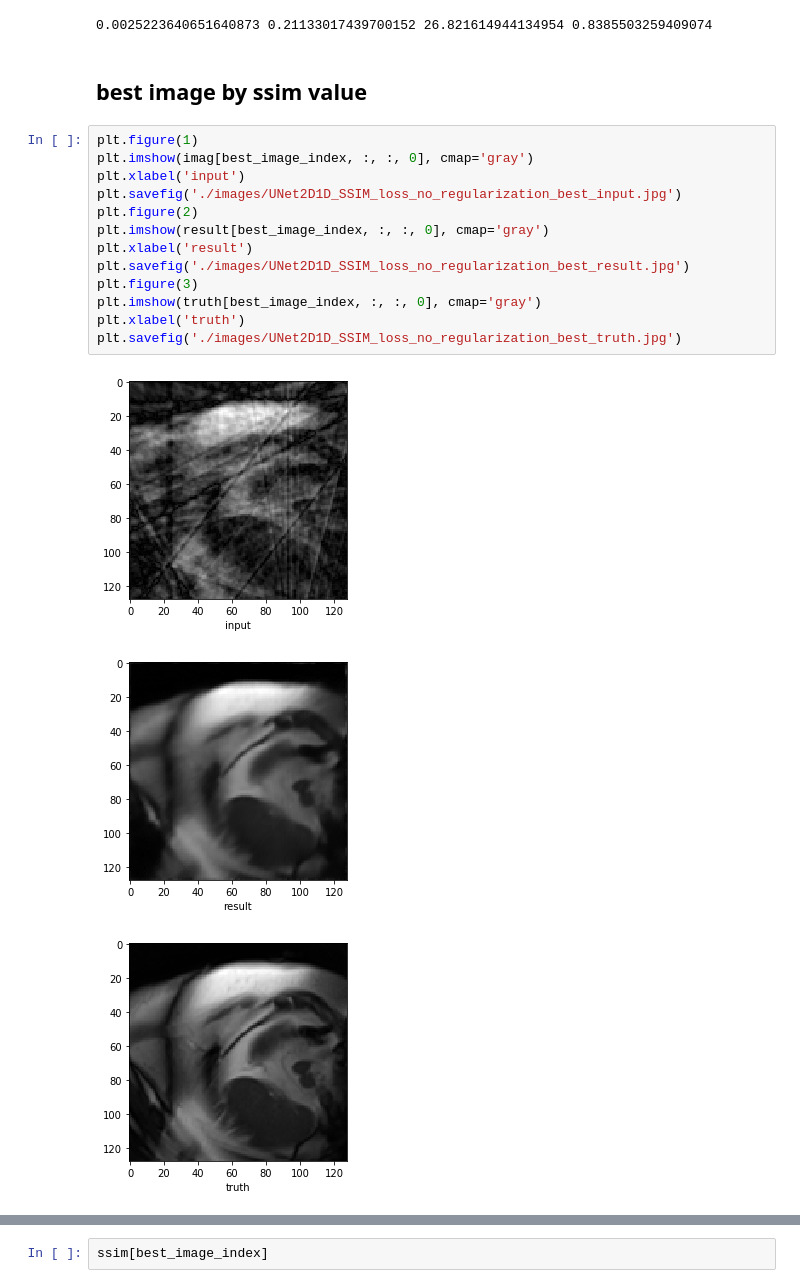
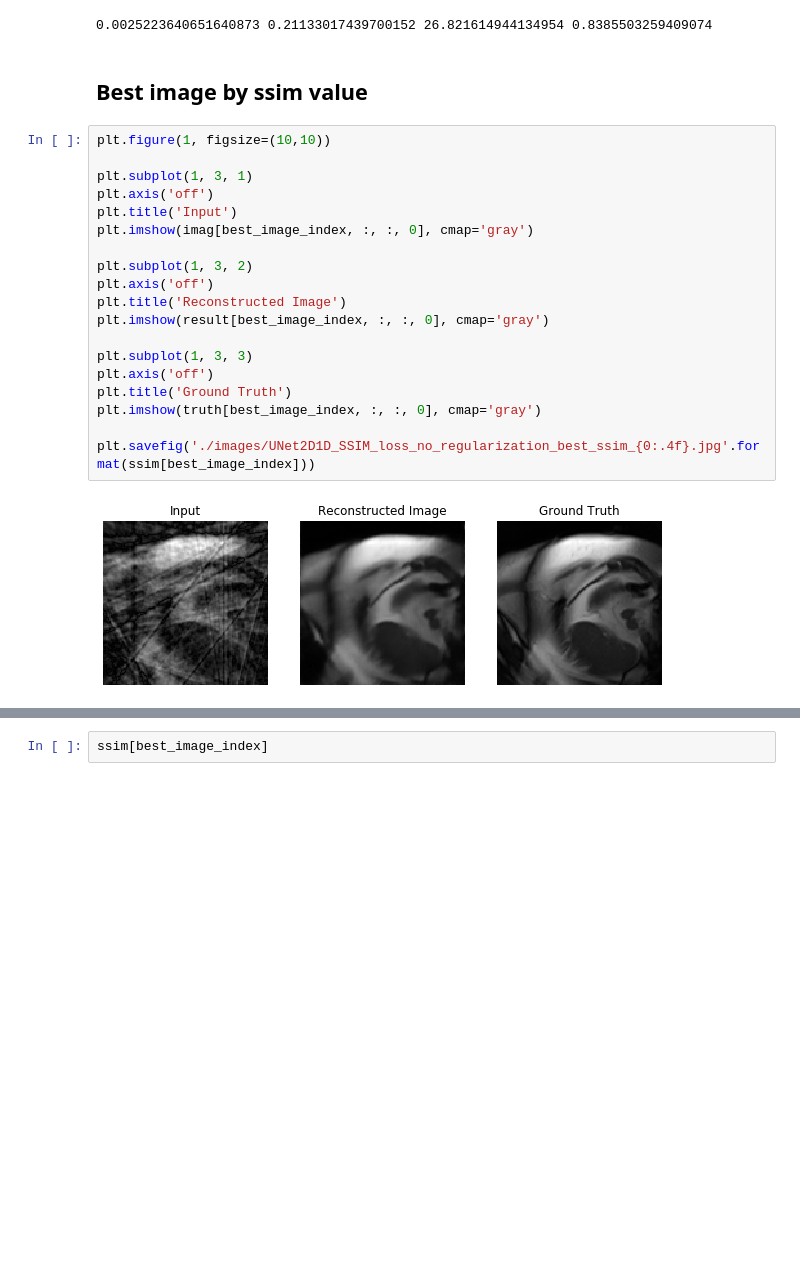
Before and after one commit to g2archie/UNet-MRI-Reconstruction, a Jupyter notebook: jupyter_notebooks/network_result_visualiztion.ipynb, the cells around one changed output, grey strips where cells are left out. Cells and saved outputs as stored; diff of their text form; blank space fills up the shorter version.

Commit message:
updated jupyter notebooks and added some images

```diff
--- a/jupyter_notebooks/network_result_visualiztion.ipynb
+++ b/jupyter_notebooks/network_result_visualiztion.ipynb
@@ -36,22 +36,26 @@ print(np.mean(mse), np.mean(nrmse), np.mean(psnr), np.mean(ssim))
 # %% [output]
 0.0025223640651640873 0.21133017439700152 26.821614944134954 0.8385503259409074
 # %% [markdown]
-## best image by ssim value
+## Best image by ssim value
 # %%
-plt.figure(1)
+plt.figure(1, figsize=(10,10))
+
+plt.subplot(1, 3, 1)
+plt.axis('off')
+plt.title('Input')
 plt.imshow(imag[best_image_index, :, :, 0], cmap='gray')
-plt.xlabel('input')
-plt.savefig('./images/UNet2D1D_SSIM_loss_no_regularization_best_input.jpg')
-plt.figure(2)
+
+plt.subplot(1, 3, 2)
+plt.axis('off')
+plt.title('Reconstructed Image')
 plt.imshow(result[best_image_index, :, :, 0], cmap='gray')
-plt.xlabel('result')
-plt.savefig('./images/UNet2D1D_SSIM_loss_no_regularization_best_result.jpg')
-plt.figure(3)
+
+plt.subplot(1, 3, 3)
+plt.axis('off')
+plt.title('Ground Truth')
 plt.imshow(truth[best_image_index, :, :, 0], cmap='gray')
-plt.xlabel('truth')
-plt.savefig('./images/UNet2D1D_SSIM_loss_no_regularization_best_truth.jpg')
+
+plt.savefig('./images/UNet2D1D_SSIM_loss_no_regularization_best_ssim_{0:.4f}.jpg'.format(ssim[best_image_index]))
 # %% [output]
-[figure, old version]
+[figure, new version]
-[figure, removed]
-[figure, removed]
 # %% [markdown]
```
Also changed, not shown: parts of 16 cells of this notebook, 5 other files.
